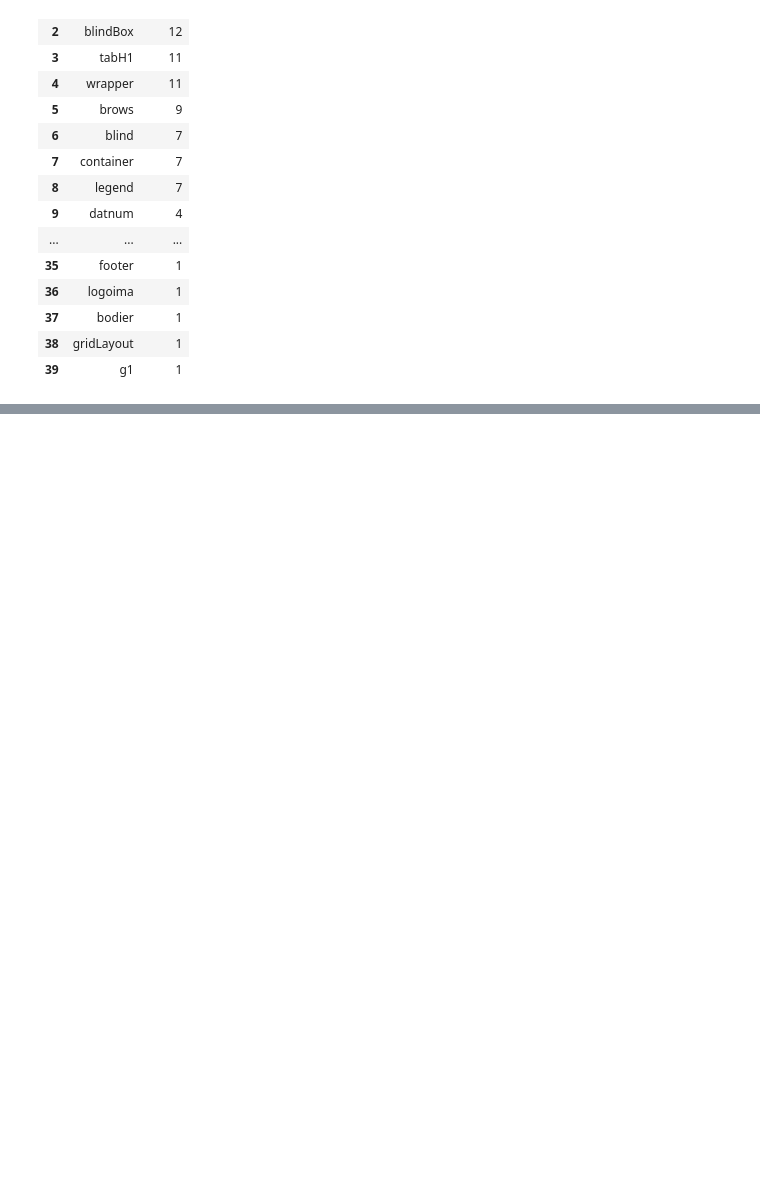
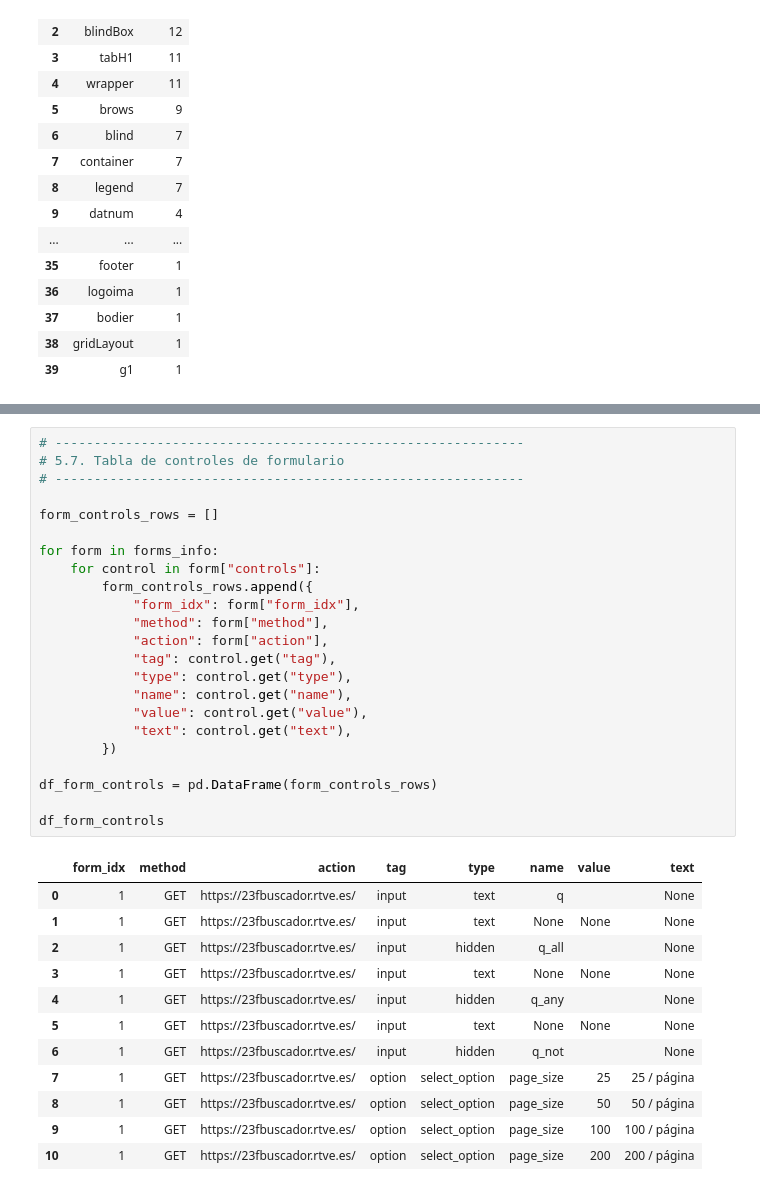
Before and after one commit to dieegordg/Proyecto-Machine-Learning-UNAV---Bayesianos-de-los-Ca-dos, a Jupyter notebook: notebooks/01_data_sources_and_dataset.ipynb, the cells around one changed output, grey strips where cells are left out. Drawn from its saved outputs; the diff is of its cells as text; blank space fills up the shorter version.

```diff
--- a/notebooks/01_data_sources_and_dataset.ipynb
+++ b/notebooks/01_data_sources_and_dataset.ipynb
@@ -682,0 +1864,36 @@ df_classes.head(40)
+# %%
+# ------------------------------------------------------------
+# 5.7. Tabla de controles de formulario
+# ------------------------------------------------------------
+
+form_controls_rows = []
+
+for form in forms_info:
+    for control in form["controls"]:
+        form_controls_rows.append({
+            "form_idx": form["form_idx"],
+            "method": form["method"],
+            "action": form["action"],
+            "tag": control.get("tag"),
+            "type": control.get("type"),
+            "name": control.get("name"),
+            "value": control.get("value"),
+            "text": control.get("text"),
+        })
+
+df_form_controls = pd.DataFrame(form_controls_rows)
+
+df_form_controls
+# %% [output]
+|  | form_idx | method | action | tag | type | name | value | text |
+| 0 | 1 | GET | https://23fbuscador.rtve.es/ | input | text | q |  | None |
+| 1 | 1 | GET | https://23fbuscador.rtve.es/ | input | text | None | None | None |
+| 2 | 1 | GET | https://23fbuscador.rtve.es/ | input | hidden | q_all |  | None |
+| 3 | 1 | GET | https://23fbuscador.rtve.es/ | input | text | None | None | None |
+| 4 | 1 | GET | https://23fbuscador.rtve.es/ | input | hidden | q_any |  | None |
+| 5 | 1 | GET | https://23fbuscador.rtve.es/ | input | text | None | None | None |
+| 6 | 1 | GET | https://23fbuscador.rtve.es/ | input | hidden | q_not |  | None |
+| 7 | 1 | GET | https://23fbuscador.rtve.es/ | option | select_option | page_size | 25 | 25 / página |
+| 8 | 1 | GET | https://23fbuscador.rtve.es/ | option | select_option | page_size | 50 | 50 / página |
+| 9 | 1 | GET | https://23fbuscador.rtve.es/ | option | select_option | page_size | 100 | 100 / página |
+| 10 | 1 | GET | https://23fbuscador.rtve.es/ | option | select_option | page_size | 200 | 200 / página |
```
Also changed, not shown: parts of 62 cells of this notebook, 5 other files.
